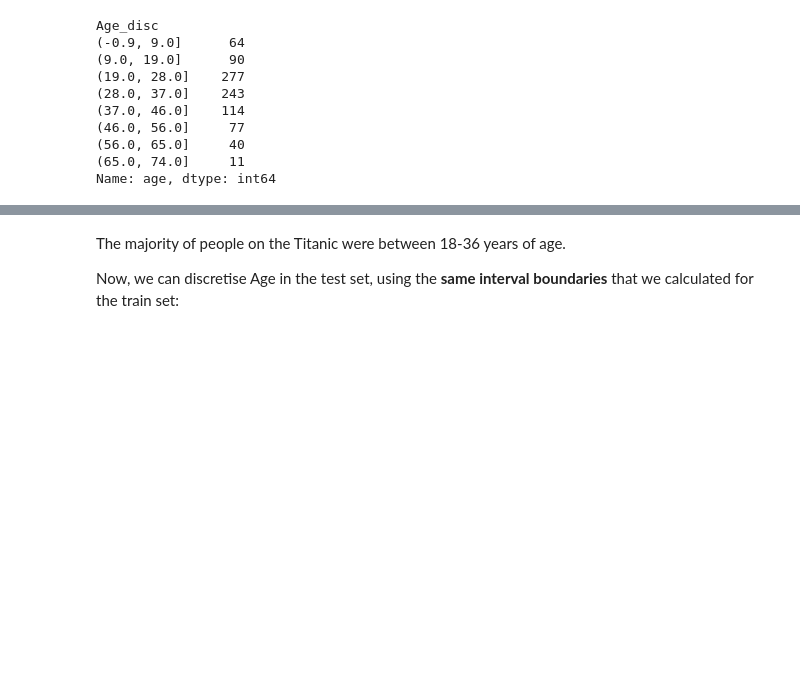
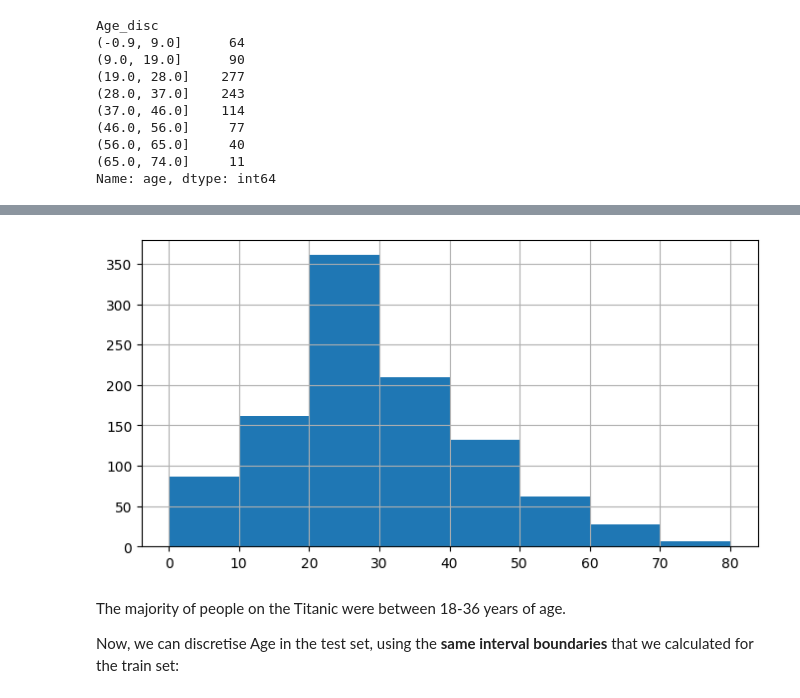
Before and after one commit to Chepell/feature-engineering-for-machine-learning, a Jupyter notebook: Section-12-Discretization-Basic/01-pandas/01-Equal-width-discretization.ipynb, the cells around one changed output, grey strips where cells are left out. Drawn from its saved outputs; the diff is of its cells as text; code cells hidden in the pictures; blank space fills up the shorter version.

```diff
--- a/Section-12-Discretization-Basic/01-pandas/01-Equal-width-discretization.ipynb
+++ b/Section-12-Discretization-Basic/01-pandas/01-Equal-width-discretization.ipynb
@@ -170,3 +160,9 @@ Text(0, 0.5, 'Number of observations per bin')
+# %%
+# let's explore the distribution of age
+data['age'].hist(bins=8, figsize=(8,4))
+plt.show()
+# %% [output]
+[figure, added]
 # %% [markdown]
 The majority of people on the Titanic were between 18-36 years of age.
 
```
Also changed, not shown: parts of 11 cells of this notebook, 2 other files.
